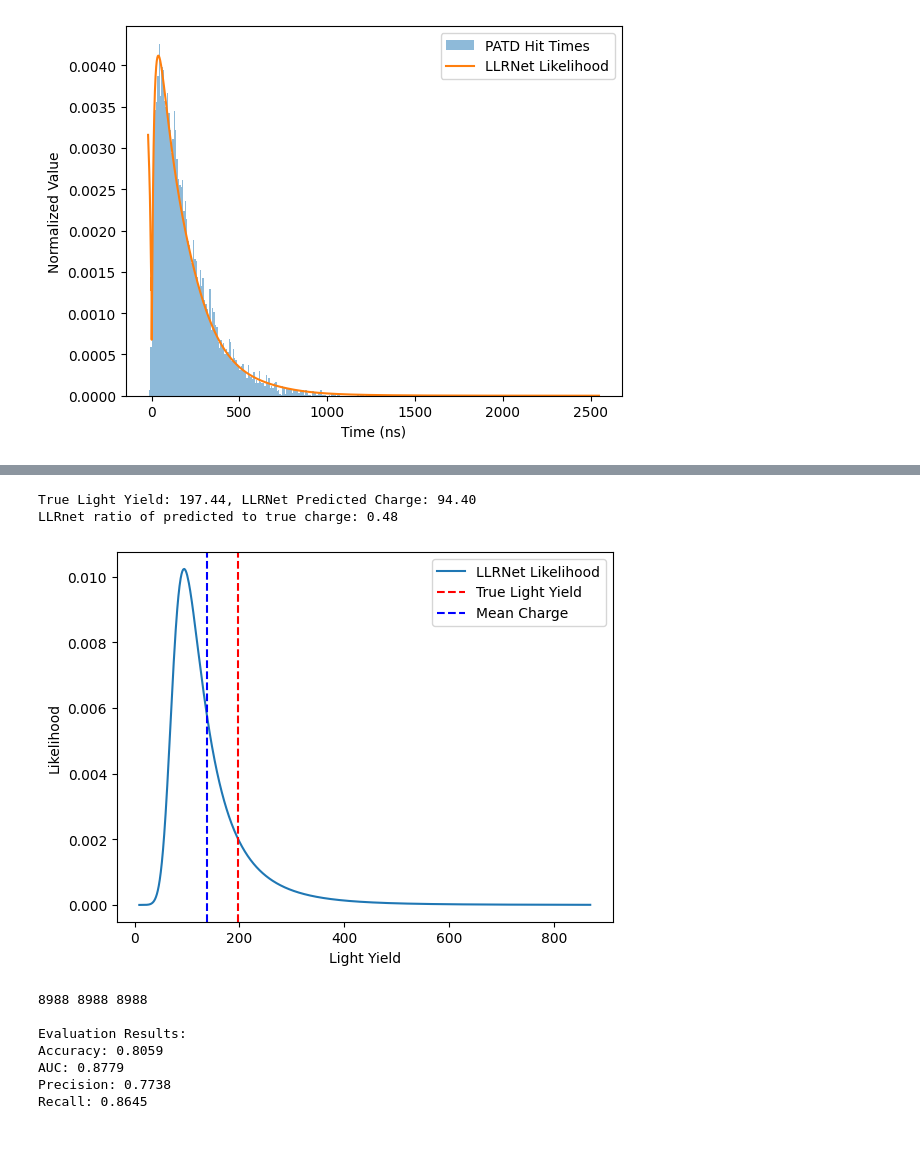
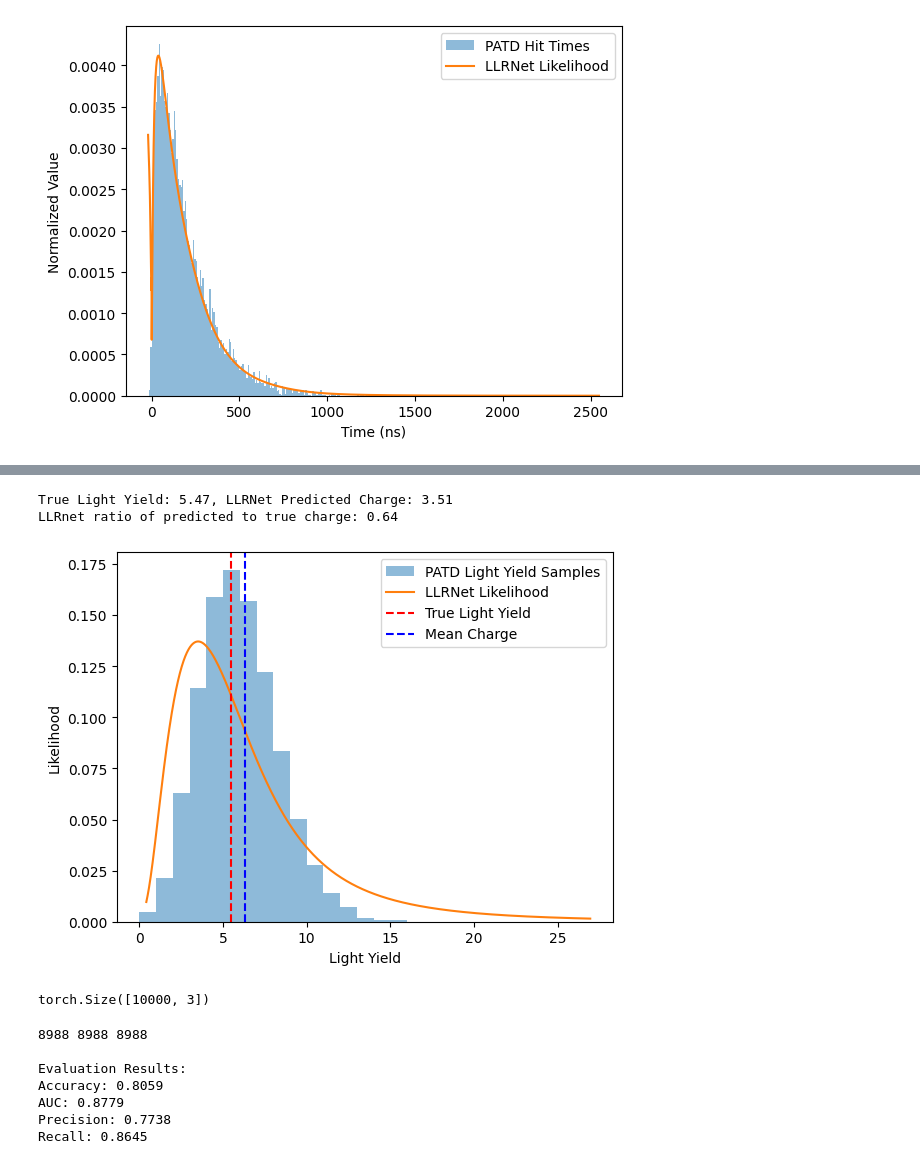
Before and after one commit to kristiantcho/nugget, a Jupyter notebook: nugget/examples/llr_testing.ipynb, the cells around one changed output, grey strips where cells are left out. Saved outputs shown, nothing was run; the diff lists cells and outputs as text; code cells hidden in the pictures.

```diff
--- a/nugget/examples/llr_testing.ipynb
+++ b/nugget/examples/llr_testing.ipynb
@@ -37,12 +37,13 @@ patd_surrogate = nugget.surrogates.LightSabre.LightSabrePATD(
 light_yield_surrogate_patd = patd_surrogate.light_yield_surrogate
 lightsabre = nugget.surrogates.LightSabre.LightSabre(
                 device=device,
-                use_poisson=False,
+                use_poisson=True,
                 num_track_points=2000,
                 domain_size=2000,
                 particle_mode='track',
                 )
 light_yield_surrogate = lightsabre.light_yield_surrogate
+batched_light_yield_surrogate = lightsabre.light_yield_surrogate_batched
 
 signal_sampler = nugget.samplers.cyl_sampler.CylinderSampler(
         device=device,
@@ -249,12 +250,14 @@ charge = 0
 poisson_k=1.5
 w_min=0.3
 w_max=2.0
-charge_floor=1e-3
+charge_floor=1e-4
 device = None
-n_quadrature = 20000
+n_quadrature = 2000
 mag_k = 0.2
 charge_ceil = 1e4
-while charge <= 100:
+assume_poisson = True
+num_draws = 10000
+while charge <= 5:
     point = signal_sampler.sample_detector_points(1)[0]
     ly = light_yield_surrogate(opt_point=point, event_params=true_event)
     charge = ly.item()
@@ -276,36 +279,50 @@ width = torch.maximum(mag_width, poisson_width).clamp(min=w_min, max=w_max)  # (
 
 log_lo = torch.clamp(log_lam - width, min=log_floor)                          # (B,)
 log_hi = torch.clamp(log_lam + width, max=np.log10(charge_ceil))            # (B,)
 
 alpha = torch.linspace(0.0, 1.0, n_quadrature, device=device)  # (N,)
 log_c_grid = log_lo + alpha * (log_hi - log_lo)
 test_charges = torch.pow(10.0, log_c_grid)
 likelihoods = []
 for test_charge in test_charges:
     features = llr_net.prepare_features_charge(point=point, event_data=true_event, light_yield=test_charge)
     likelihoods.append(llr_net.predict_likelihood_ratio(features))
+
+if assume_poisson:
+    #make num_draws repeats of point to feed into the surrogate to draw ly samples
+    lys= []
+    for _ in range(num_draws):
+        ly = light_yield_surrogate(opt_point=point, event_params=true_event)
+        lys.append(ly)
+    lys = torch.stack(lys)
+    true_charge = torch.mean(lys)
+plt.hist(lys.cpu().detach().numpy(), bins=torch.max(lys).int(), alpha=0.5, label='PATD Light Yield Samples', density=True)
 # test_charge_diffs = [test_charges[0]]
 # test_charge_diffs.extend(test_charges[1:] - test_charges[:-1])
 # test_charge_diffs = torch.stack(test_charge_diffs)
 likelihoods = torch.stack(likelihoods).squeeze(-1)
 likelihoods = likelihoods / torch.trapz(likelihoods, test_charges)
 plt.plot(test_charges.cpu().detach().numpy(), likelihoods.cpu().detach().numpy(), label='LLRNet Likelihood')
 #plot vertical line at the true charge
 plt.axvline(x=true_charge, color='red', linestyle='--', label='True Light Yield')
 #plot vertical line at the mean charge
 mean_charge = torch.trapz(test_charges * likelihoods, test_charges)
 plt.axvline(x=mean_charge.item(), color='blue', linestyle='--', label='Mean Charge')
 # plt.axvline(x=test_charges[torch.argmin(likelihoods)].item(), color='green', linestyle='--', label='LLRNet Predicted Charge')
 plt.xlabel('Light Yield')
 plt.ylabel('Likelihood')
 # plt.title('LLRNet Charge Likelihood')
 plt.legend()
 print(f'True Light Yield: {true_charge:.2f}, LLRNet Predicted Charge: {test_charges[torch.argmax(likelihoods)].item():.2f}')
 print(f'LLRnet ratio of predicted to true charge: {test_charges[torch.argmax(likelihoods)].item()/true_charge:.2f}')
 # %% [output]
-True Light Yield: 197.44, LLRNet Predicted Charge: 94.40
-LLRnet ratio of predicted to true charge: 0.48
+True Light Yield: 5.47, LLRNet Predicted Charge: 3.51
+LLRnet ratio of predicted to true charge: 0.64
-[figure, old version]
+[figure, new version]
+# %%
+repeated_points.shape
+# %% [output]
+torch.Size([10000, 3])
 # %%
 # test_dataloader = llr_net.create_signal_only_dataloader(
 #     signal_sampler=signal_sampler,
```
Also changed, not shown: parts of 1 cell of this notebook, 2 other files.
